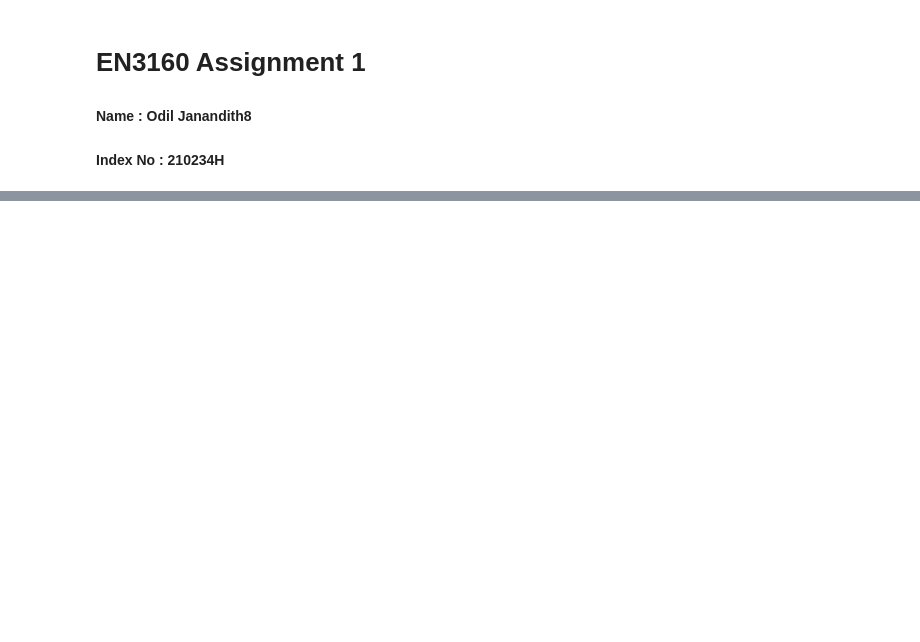
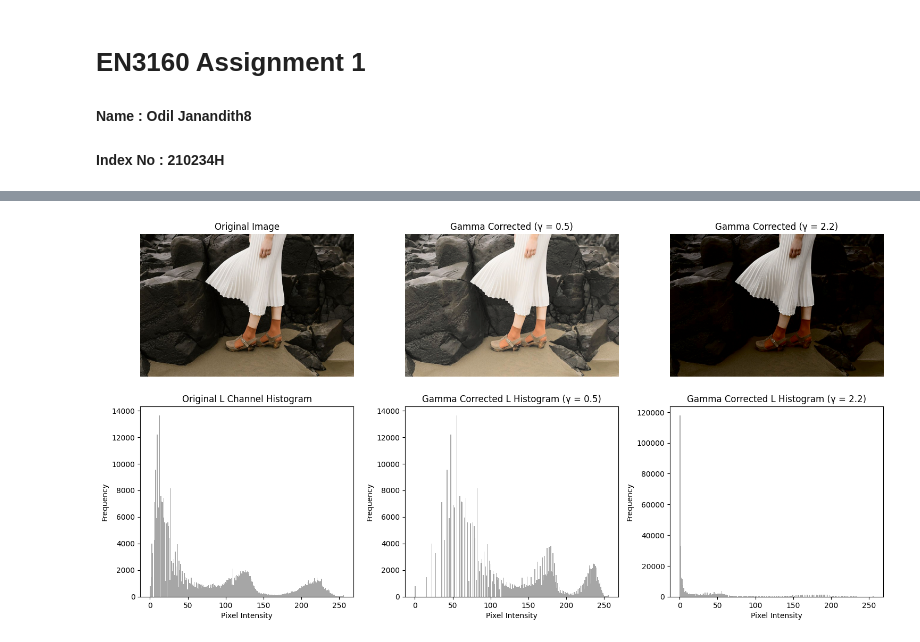
Before and after one commit to EvilOdil/Assignment1_210234H, a Jupyter notebook: code_210234H.ipynb, the cells around one changed output, grey strips where cells are left out. Drawn from its saved outputs; the diff is of its cells as text; code cells hidden in the pictures; blank space fills up the shorter version.

```diff
--- a/code_210234H.ipynb
+++ b/code_210234H.ipynb
@@ -56,0 +156,81 @@ plt.show()
+# %%
+import cv2
+import numpy as np
+import matplotlib.pyplot as plt
+
+def apply_gamma_correction(image_path, gamma):
+    """
+    Applies gamma correction to the L* channel of an image in L*a*b* color space.
+    """
+    # Load the image in RGB
+    image = cv2.imread(image_path)
+    image_rgb = cv2.cvtColor(image, cv2.COLOR_BGR2RGB)
+
+    # Convert the image from RGB to L*a*b* color space
+    image_lab = cv2.cvtColor(image_rgb, cv2.COLOR_RGB2LAB)
+
+    # Split the LAB image into L, a, and b channels
+    L, a, b = cv2.split(image_lab)
+
+    # Apply gamma correction to the L channel
+    L_normalized = L / 255.0  # Normalize L to [0, 1] range
+    L_corrected = np.power(L_normalized, gamma)  # Apply gamma correction
+    L_corrected = (L_corrected * 255).astype(np.uint8)  # Rescale to [0, 255]
+
+    # Merge the corrected L channel back with the original a and b channels
+    image_lab_corrected = cv2.merge((L_corrected, a, b))
+
+    # Convert the corrected LAB image back to RGB color space
+    corrected_image = cv2.cvtColor(image_lab_corrected, cv2.COLOR_LAB2RGB)
+
+    return corrected_image, L, L_corrected
+
+# Original and corrected images
+image = cv2.imread("imgs/highlights_and_shadows.jpg")
+image_rgb = cv2.cvtColor(image, cv2.COLOR_BGR2RGB)
+
+# Gamma correction with γ = 0.5 and γ = 2.2
+gamma_0_5, L_original, L_corrected_0_5 = apply_gamma_correction("imgs/highlights_and_shadows.jpg", 0.5)
+gamma_2_2, _, L_corrected_2_2 = apply_gamma_correction("imgs/highlights_and_shadows.jpg", 2.2)
+
+# Plot the original and gamma-corrected images
+plt.figure(figsize=(15, 8))
+
+plt.subplot(2, 3, 1)
+plt.imshow(image_rgb)
+plt.title('Original Image')
+plt.axis('off')
+
+plt.subplot(2, 3, 2)
+plt.imshow(gamma_0_5)
+plt.title('Gamma Corrected (γ = 0.5)')
+plt.axis('off')
+
+plt.subplot(2, 3, 3)
+plt.imshow(gamma_2_2)
+plt.title('Gamma Corrected (γ = 2.2)')
+plt.axis('off')
+
+# Plot histograms of the L channel before and after gamma correction
+plt.subplot(2, 3, 4)
+plt.hist(L_original.ravel(), bins=256, range=(0, 256), color='gray', alpha=0.7)
+plt.title('Original L Channel Histogram')
+plt.xlabel('Pixel Intensity')
+plt.ylabel('Frequency')
+
+plt.subplot(2, 3, 5)
+plt.hist(L_corrected_0_5.ravel(), bins=256, range=(0, 256), color='gray', alpha=0.7)
+plt.title('Gamma Corrected L Histogram (γ = 0.5)')
+plt.xlabel('Pixel Intensity')
+plt.ylabel('Frequency')
+
+plt.subplot(2, 3, 6)
+plt.hist(L_corrected_2_2.ravel(), bins=256, range=(0, 256), color='gray', alpha=0.7)
+plt.title('Gamma Corrected L Histogram (γ = 2.2)')
+plt.xlabel('Pixel Intensity')
+plt.ylabel('Frequency')
+
+plt.tight_layout()
+plt.show()
+# %% [output]
+[figure, added]
```
Also changed, not shown: parts of 7 cells of this notebook.
